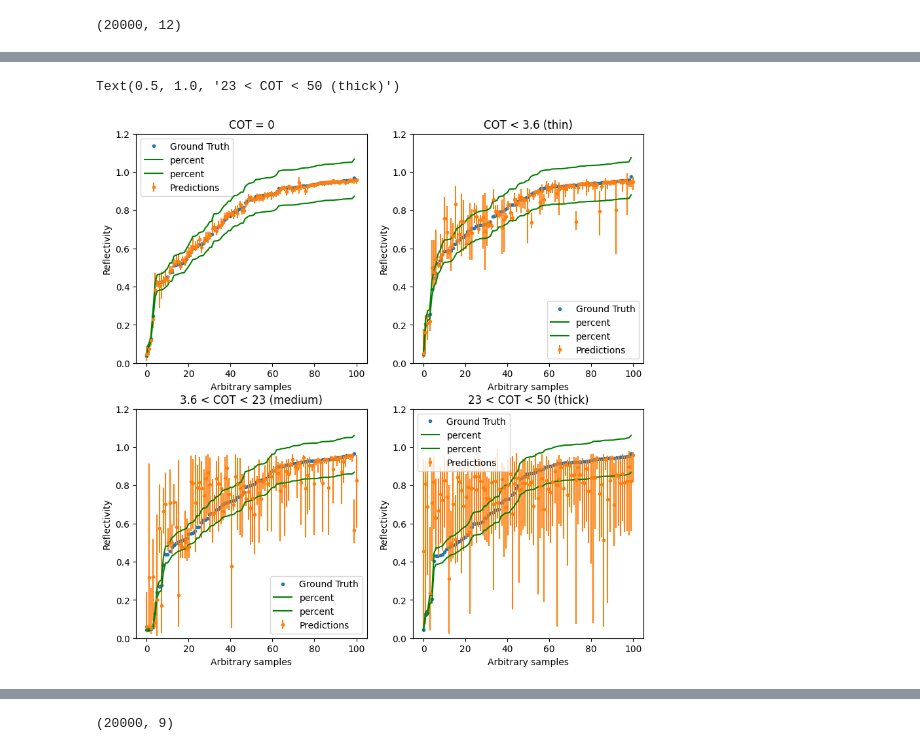
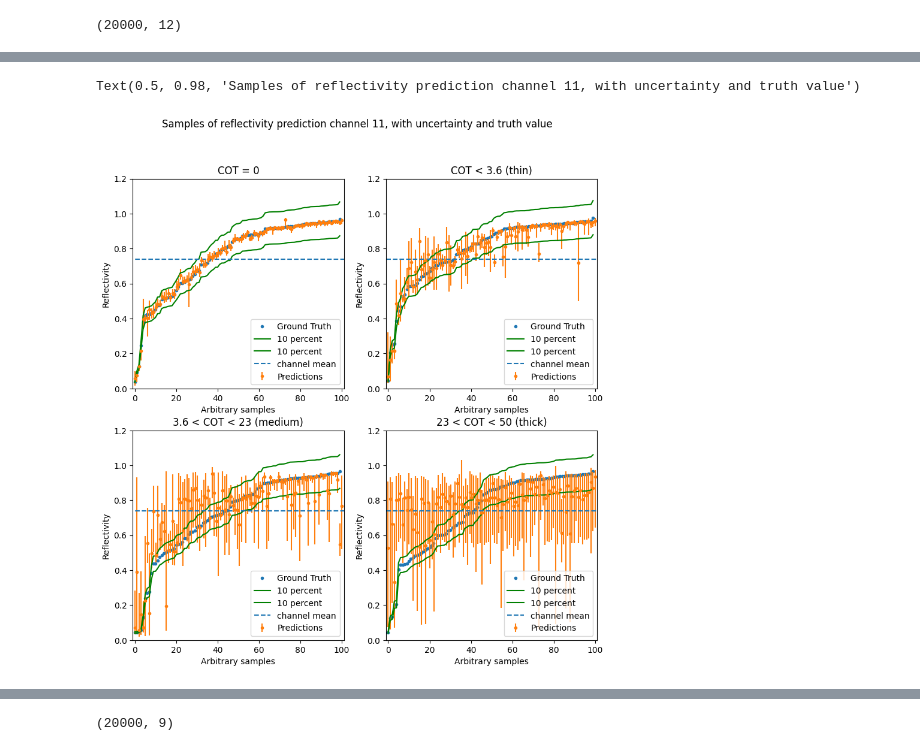
Before and after one commit to filipronn/SEEX30_Cloud_Fog, a Jupyter notebook: Cloud_rm/evaluate_model.ipynb, the cells around one changed output, grey strips where cells are left out. Drawn from its saved outputs; the diff is of its cells as text; code cells hidden in the pictures.

```diff
--- a/Cloud_rm/evaluate_model.ipynb
+++ b/Cloud_rm/evaluate_model.ipynb
@@ -166,6 +170,8 @@ index_median=4
 #y_pred_sort=pred_y[sort]
 y_true_11=y_true[:,10]
 pred_y_11=pred_y[:,10,:]
+
+y_true_11_mean=np.mean(y_true_11)
 
 y_true_11_zero=y_true_11[indices_zero]
 y_true_11_thin=y_true_11[indices_thin]
@@ -192,11 +198,13 @@ axs[0,0].errorbar(x=np.linspace(0,len(y_pred_sort_samp[:,index_median]),len(y_pr
                     marker='.',fmt='.',label='Predictions')
 
 percent=0.1
-axs[0,0].plot(y_true_sort_samp-y_true_sort_samp*percent,'g',label='percent')
-axs[0,0].plot(y_true_sort_samp+y_true_sort_samp*percent,'g',label='percent')
+axs[0,0].plot(y_true_sort_samp-y_true_sort_samp*percent,'g',label='10 percent')
+axs[0,0].plot(y_true_sort_samp+y_true_sort_samp*percent,'g',label='10 percent')
+axs[0,0].hlines(y_true_11_mean,xmin=-100,xmax=samples+20,linestyles='dashed',label='channel mean')
 axs[0,0].set_xlabel("Arbitrary samples")
 axs[0,0].set_ylabel("Reflectivity")
 axs[0,0].set_ylim((0,1.2))
+axs[0,0].set_xlim((-1,samples+1))
 axs[0,0].legend()
 axs[0,0].set_title("COT = 0")
 
@@ -215,11 +223,13 @@ axs[0,1].errorbar(x=np.linspace(0,len(y_pred_sort_samp[:,index_median]),len(y_pr
                     marker='.',fmt='.',label='Predictions')
 
 percent=0.1
-axs[0,1].plot(y_true_sort_samp-y_true_sort_samp*percent,'g',label='percent')
-axs[0,1].plot(y_true_sort_samp+y_true_sort_samp*percent,'g',label='percent')
+axs[0,1].plot(y_true_sort_samp-y_true_sort_samp*percent,'g',label='10 percent')
+axs[0,1].plot(y_true_sort_samp+y_true_sort_samp*percent,'g',label='10 percent')
+axs[0,1].hlines(y_true_11_mean,xmin=-100,xmax=samples+20,linestyles='dashed',label='channel mean')
 axs[0,1].set_xlabel("Arbitrary samples")
 axs[0,1].set_ylabel("Reflectivity")
 axs[0,1].set_ylim((0,1.2))
+axs[0,1].set_xlim((-1,samples+1))
 axs[0,1].legend()
 axs[0,1].set_title("COT < 3.6 (thin)")
 
@@ -236,39 +246,45 @@ axs[1,0].errorbar(x=np.linspace(0,len(y_pred_sort_samp[:,index_median]),len(y_pr
                 np.abs(y_pred_sort_samp[:,index_median]-y_pred_sort_samp[:,-1])],
                     marker='.',fmt='.',label='Predictions')
 
 percent=0.1
-axs[1,0].plot(y_true_sort_samp-y_true_sort_samp*percent,'g',label='percent')
-axs[1,0].plot(y_true_sort_samp+y_true_sort_samp*percent,'g',label='percent')
+axs[1,0].plot(y_true_sort_samp-y_true_sort_samp*percent,'g',label='10 percent')
+axs[1,0].plot(y_true_sort_samp+y_true_sort_samp*percent,'g',label='10 percent')
+axs[1,0].hlines(y_true_11_mean,xmin=-100,xmax=samples+20,linestyles='dashed',label='channel mean')
 axs[1,0].set_xlabel("Arbitrary samples")
 axs[1,0].set_ylabel("Reflectivity")
 axs[1,0].set_ylim((0,1.2))
+axs[1,0].set_xlim((-1,samples+1))
 axs[1,0].legend()
 axs[1,0].set_title("3.6 < COT < 23 (medium)")
 
 
 y_samp=y_true_11_thick[:samples]
 sort=np.argsort(y_samp)
 y_true_sort_samp=y_samp[sort]
 y_pred_sort_samp=pred_y_11_thick[:samples][sort]
 # Plot the values
 axs[1,1].plot(y_true_sort_samp,'.',label='Ground Truth')
 axs[1,1].errorbar(x=np.linspace(0,len(y_pred_sort_samp[:,index_median]),len(y_pred_sort_samp[:,index_median])),
             y=y_pred_sort_samp[:,index_median],
             yerr=[np.abs(y_pred_sort_samp[:,index_median]-y_pred_sort_samp[:,0]),
                 np.abs(y_pred_sort_samp[:,index_median]-y_pred_sort_samp[:,-1])],
                     marker='.',fmt='.',label='Predictions')
 
 percent=0.1
-axs[1,1].plot(y_true_sort_samp-y_true_sort_samp*percent,'g',label='percent')
-axs[1,1].plot(y_true_sort_samp+y_true_sort_samp*percent,'g',label='percent')
+axs[1,1].plot(y_true_sort_samp-y_true_sort_samp*percent,'g',label='10 percent')
+axs[1,1].plot(y_true_sort_samp+y_true_sort_samp*percent,'g',label='10 percent')
+axs[1,1].hlines(y_true_11_mean,xmin=-100,xmax=samples+20,linestyles='dashed',label='channel mean')
 axs[1,1].set_xlabel("Arbitrary samples")
 axs[1,1].set_ylabel("Reflectivity")
 axs[1,1].set_ylim((0,1.2))
+axs[1,1].set_xlim((-1,samples+1))
 axs[1,1].legend()
 axs[1,1].set_title("23 < COT < 50 (thick)")
+
+fig.suptitle("Samples of reflectivity prediction channel 11, with uncertainty and truth value")
 # %% [output]
-Text(0.5, 1.0, '23 < COT < 50 (thick)')
+Text(0.5, 0.98, 'Samples of reflectivity prediction channel 11, with uncertainty and truth value')
-[figure, old version]
+[figure, new version]
 # %%
 testindices=y_test.index
 COTs=np.array(df['COT'].iloc[testindices])
```
Also changed, not shown: parts of 13 cells of this notebook, 5 other files.
